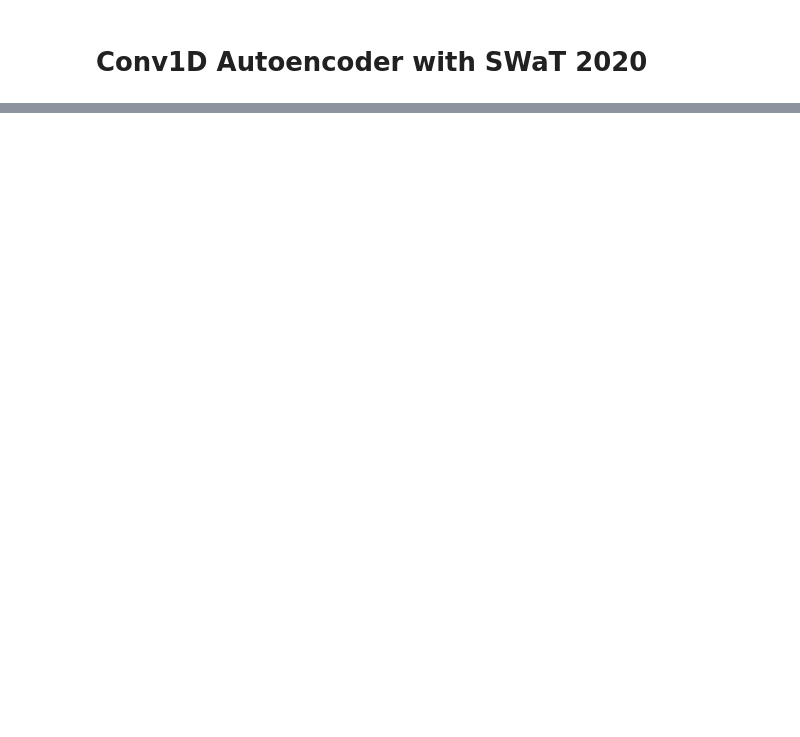
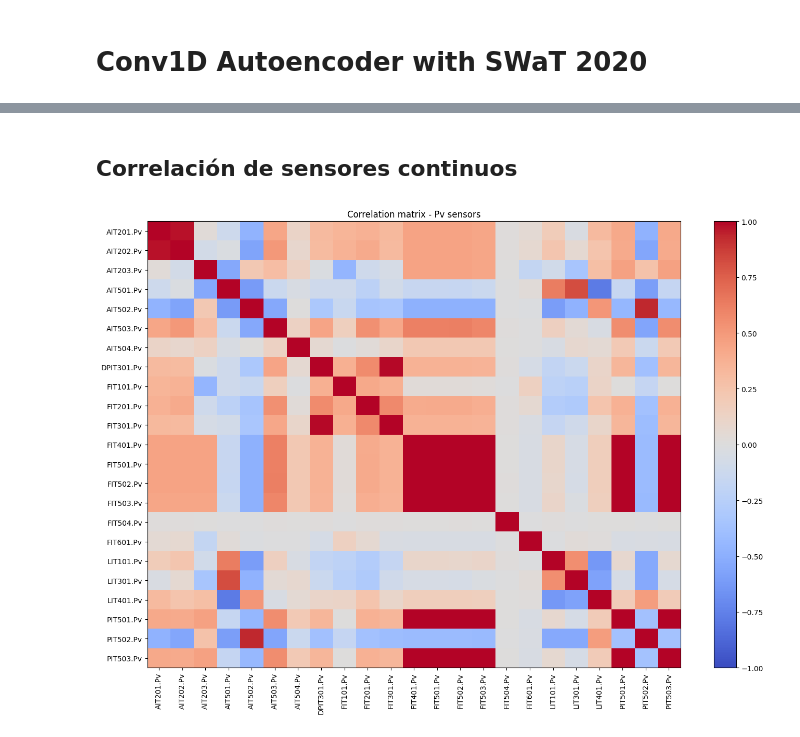
Before and after one commit to juanmi30/ics-synthetic-data-augmentation, a Jupyter notebook: Conv1D_Autoencoder.ipynb, the cells around one changed output, grey strips where cells are left out. Drawn from its saved outputs; the diff is of its cells as text; code cells hidden in the pictures; blank space fills up the shorter version.

```diff
--- a/Conv1D_Autoencoder.ipynb
+++ b/Conv1D_Autoencoder.ipynb
@@ -38,0 +404,4 @@ def load_clean_csv(path):
+# %%
+for name, df in files.items():
+    missing = df[feature_cols].isna().sum().sum()
+    print(name, "missing total:", missing)
@@ -40,11 +416,10 @@ def load_clean_csv(path):
 dfs = []
 timestamps_list = []
 
-for fp in file_paths:
-    df_i, ts_i = load_clean_csv(fp)
-    dfs.append(df_i)
-    timestamps_list.append(ts_i)
+for name, df in files.items():
+    timestamps_list.append(df["t_stamp"].copy())
+    dfs.append(df[feature_cols].copy())
 
-print("Número de archivos cargados:", len(dfs))
+print("Número de dataframes listos para modelado:", len(dfs))
 print("Shape archivo 1:", dfs[0].shape)
 # %% [output]
@@ -53,8 +427,0 @@ Shape archivo 1: (14400, 60)
-# %%
-base_columns = dfs[0].columns.tolist()
-
-for i, df_i in enumerate(dfs):
-    assert df_i.columns.tolist() == base_columns, f"Columnas distintas en archivo {i}"
-
-print("Todos los archivos tienen las mismas columnas.")
-print("Número de variables:", len(base_columns))
@@ -90,13 +458,13 @@ for i, df_i in enumerate(dfs):
     print("  val:  ", val_i.shape)
     print("  test: ", test_i.shape)
 
-train_df = pd.concat(train_parts, axis=0, ignore_index=True)
-val_df   = pd.concat(val_parts, axis=0, ignore_index=True)
-test_df  = pd.concat(test_parts, axis=0, ignore_index=True)
+train_df = pd.concat(train_parts, axis=0).reset_index(drop=True)
+val_df   = pd.concat(val_parts, axis=0).reset_index(drop=True)
+test_df  = pd.concat(test_parts, axis=0).reset_index(drop=True)
 
-print("\nShapes finales:")
+print("\nShapes concatenados:")
 print("Train:", train_df.shape)
-print("Validation:", val_df.shape)
-print("Test:", test_df.shape)
+print("Val:  ", val_df.shape)
+print("Test: ", test_df.shape)
 # %% [output]
 Archivo 1:
@@ -160,0 +588,15 @@ dtype: float64
+# %% [markdown]
+## Correlación de sensores continuos
+# %%
+corr = train_df[continuous_cols].corr()
+
+plt.figure(figsize=(14, 10))
+plt.imshow(corr, cmap="coolwarm", vmin=-1, vmax=1, aspect="auto")
+plt.colorbar()
+plt.xticks(range(len(continuous_cols)), continuous_cols, rotation=90)
+plt.yticks(range(len(continuous_cols)), continuous_cols)
+plt.title("Correlation matrix - Pv sensors")
+plt.tight_layout()
+plt.show()
+# %% [output]
+[figure, added]
```
Also changed, not shown: parts of 69 cells of this notebook.
